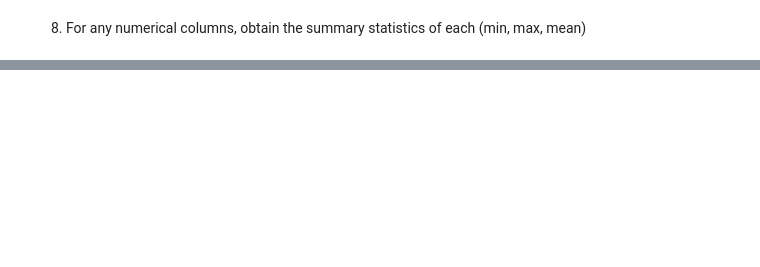
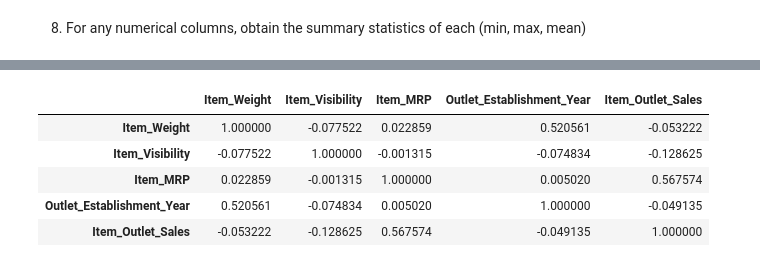
Before and after one commit to rommeljpadilla/sales-predictions, a Jupyter notebook: Sales_predictions.ipynb, the cells around one changed output, grey strips where cells are left out. Drawn from its saved outputs; the diff is of its cells as text; code cells hidden in the pictures; blank space fills up the shorter version.

```diff
--- a/Sales_predictions.ipynb
+++ b/Sales_predictions.ipynb
@@ -271,0 +315,9 @@ for col in num_column:
+# %%
+df_clean.corr()
+# %% [output]
+|  | Item_Weight | Item_Visibility | Item_MRP | Outlet_Establishment_Year | Item_Outlet_Sales |
+| Item_Weight | 1.000000 | -0.077522 | 0.022859 | 0.520561 | -0.053222 |
+| Item_Visibility | -0.077522 | 1.000000 | -0.001315 | -0.074834 | -0.128625 |
+| Item_MRP | 0.022859 | -0.001315 | 1.000000 | 0.005020 | 0.567574 |
+| Outlet_Establishment_Year | 0.520561 | -0.074834 | 0.005020 | 1.000000 | -0.049135 |
+| Item_Outlet_Sales | -0.053222 | -0.128625 | 0.567574 | -0.049135 | 1.000000 |
```
Also changed, not shown: parts of 13 cells of this notebook.
